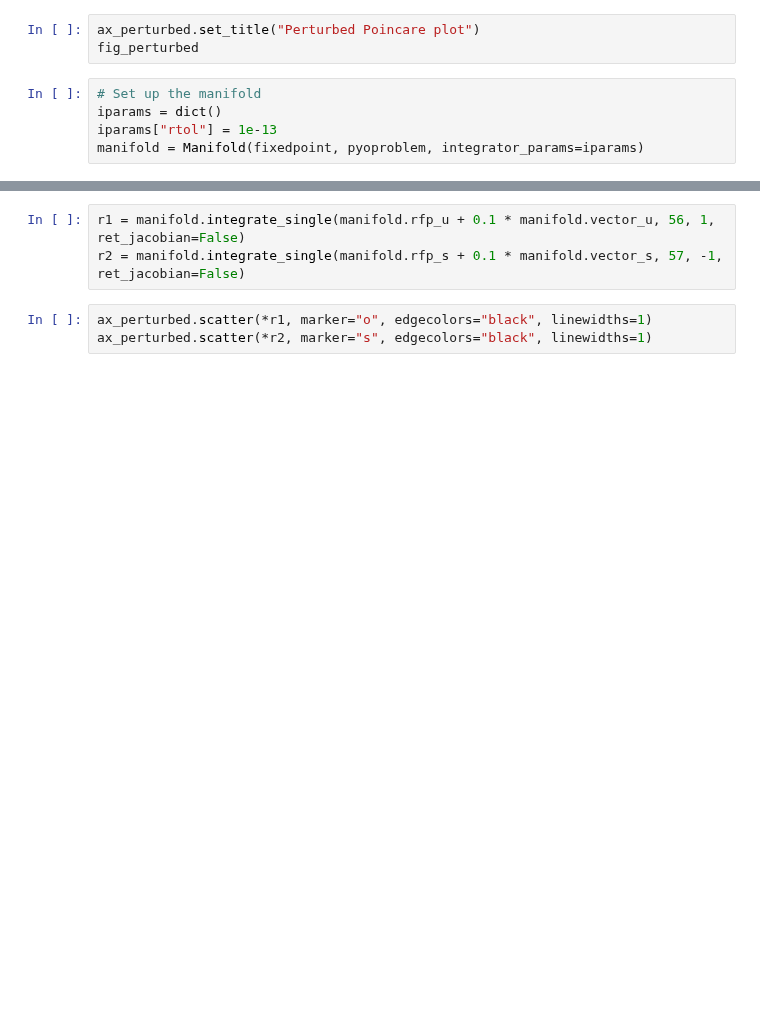
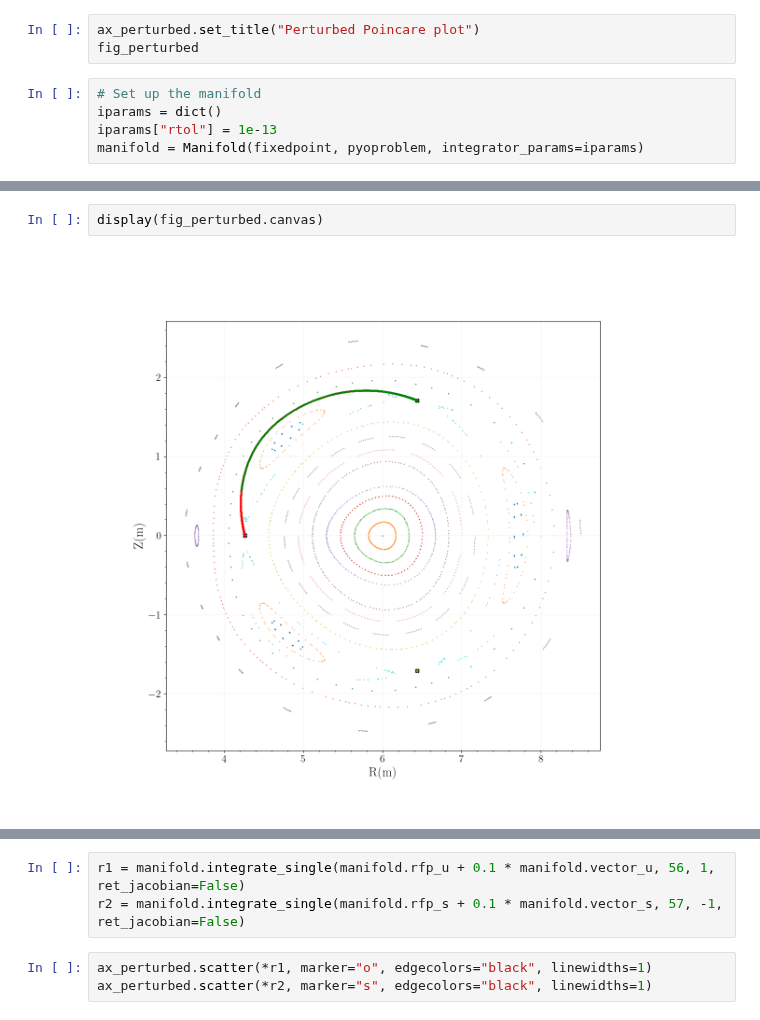
Before and after one commit to Akitzu/masterthesis, a Jupyter notebook: runs/squared-3-2/unperturbed.ipynb, the cells around one changed output, grey strips where cells are left out. Drawn from its saved outputs; the diff is of its cells as text; blank space fills up the shorter version.

```diff
--- a/runs/squared-3-2/unperturbed.ipynb
+++ b/runs/squared-3-2/unperturbed.ipynb
@@ -127,0 +159,4 @@ manifold.compute(neps=100, nintersect=8)
+# %%
+display(fig_perturbed.canvas)
+# %% [output]
+[figure, added]
```
Also changed, not shown: parts of 20 cells of this notebook, 4 other files.
